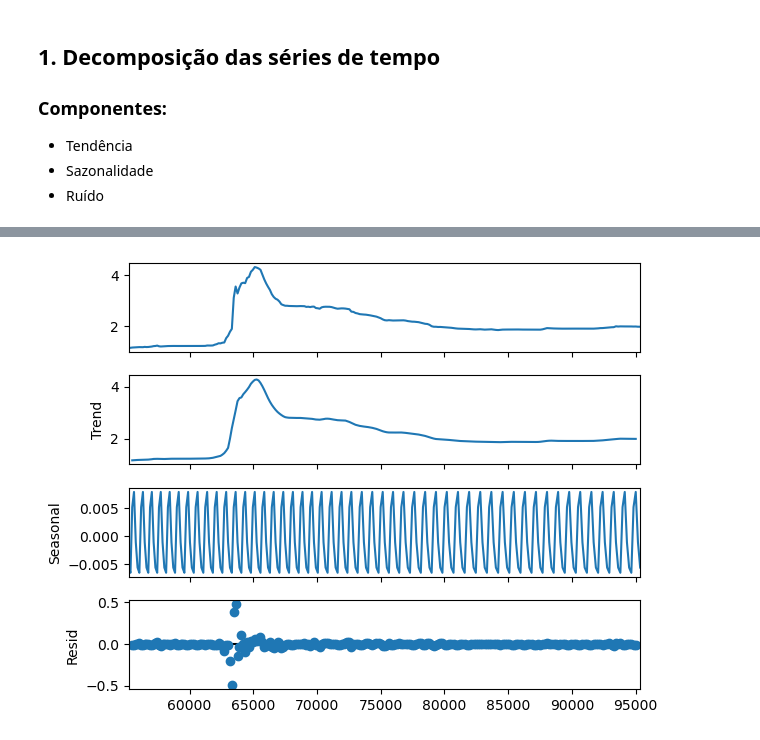
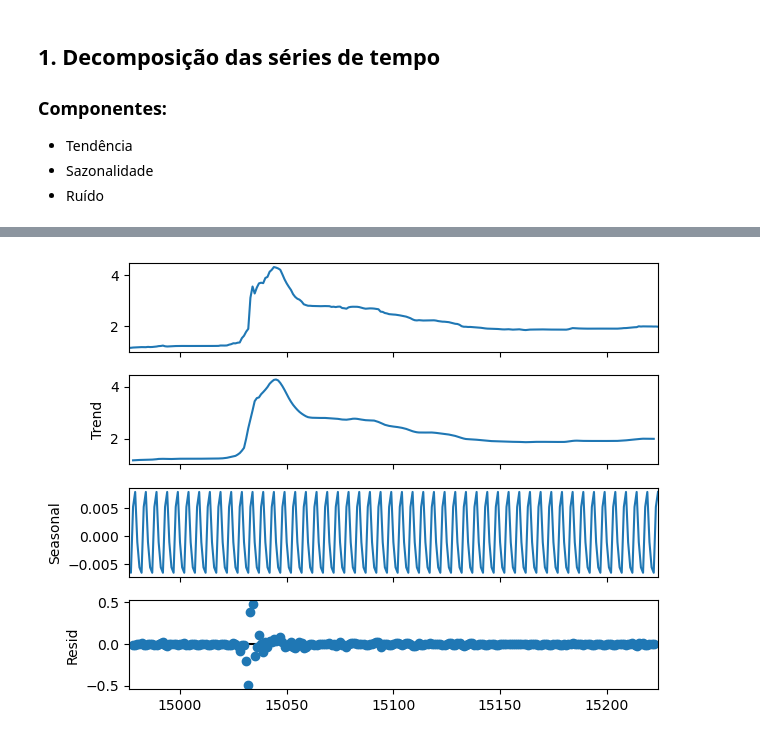
Before and after one commit to mconjaud/Capstone_Outlier_Fcst, a Jupyter notebook: Capstone_preco_anbima_Ajustado.ipynb, the cells around one changed output, grey strips where cells are left out. Saved outputs shown, nothing was run; the diff lists cells and outputs as text; code cells hidden in the pictures.

Commit message:
Decomposição
Analise de Decomposição utilizando apenas o codigo ALGA28 como modelo.

```diff
--- a/Capstone_preco_anbima_Ajustado.ipynb
+++ b/Capstone_preco_anbima_Ajustado.ipynb
@@ -71,3 +61,0 @@ preco_anbima['spread_bid_ask'] = preco_anbima['taxaCompra'] - preco_anbima['taxa
-# %%
-#Criar um novo campo chamado spread 1 que e a diferenca entre Spread_bid_ask e taxaIndicativa
-preco_anbima['spread'] = preco_anbima['spread_bid_ask'] - preco_anbima['taxaIndicativa']
@@ -76,3 +61,0 @@ preco_anbima['spread'] = preco_anbima['spread_bid_ask'] - preco_anbima['taxaIndi
-# %%
-#Criar novo campo chamado Spread 2 que e a diferenca entre Spread_bid_ask e indice
-preco_anbima['spread_2'] = preco_anbima['spread_bid_ask'] - preco_anbima['indice']
@@ -83,0 +62,5 @@ print(preco_anbima.shape[0])
+# %%
+#remover todas as linhas que a taxaVenda e a TaxaCompra sejam iguais a zero
+preco_anbima = preco_anbima[preco_anbima['taxaVenda'] != 0]
+preco_anbima = preco_anbima[preco_anbima['taxaCompra'] != 0]
+print(preco_anbima.count())
@@ -87,14 +87,0 @@ preco_anbima.to_csv('C:/Users/miche/Desktop/CAPSTONE/Capstone/preco_anbima_di_sp
-# %%
-# Ensure the 'dataReferencia' is in datetime format and sort the data for time-series operations
-preco_anbima['dataReferencia'] = pd.to_datetime(preco_anbima['dataReferencia'], errors='coerce')
-preco_anbima = preco_anbima.sort_values(by=['codigo', 'dataReferencia'])
-
-# Remove missing values from 'taxaIndicativa' and ensure it's numeric
-preco_anbima['taxaIndicativa'] = pd.to_numeric(preco_anbima['taxaIndicativa'], errors='coerce')
-
-# Calculate the first difference (stationarization) of 'taxaIndicativa' for each 'codigo'
-preco_anbima['taxaIndicativa_diff'] = preco_anbima.groupby('codigo')['taxaIndicativa'].diff()
-
-import ace_tools as tools; tools.display_dataframe_to_user(name="Taxa Indicativa Estacionarizada por Código", dataframe=preco_anbima)
-
-preco_anbima.head()
@@ -192,11 +140,11 @@ ConversionError: Failed to convert value(s) to axis units: array(['ALGA28', 'ALG
 # %%
 series = preco_anbima_ALGA28_2020[['taxaIndicativa']]
-result = seasonal_decompose(series, model='additive',period=5)
+result = seasonal_decompose(series, model='ADDITIVE',period=5)
 result.plot()
 plt.rcParams["figure.figsize"] = (9,5)
 plt.show()
 # %% [output]
-[figure, old version]
+[figure, new version]
 # %%
 # autocorrelation and partial autocorrelation function
 from statsmodels.graphics.tsaplots import plot_acf, plot_pacf
```
Also changed, not shown: parts of 26 cells of this notebook, 2 other files.
